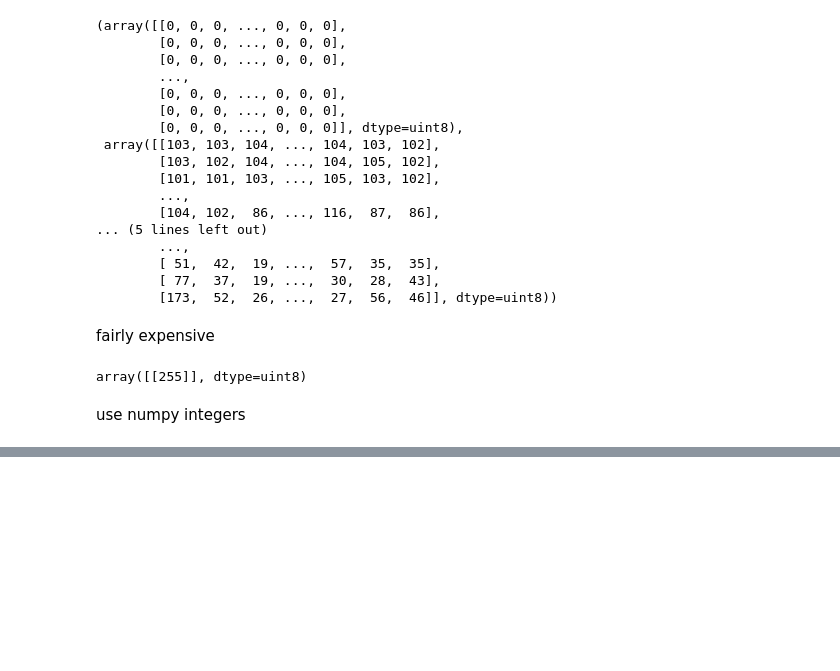
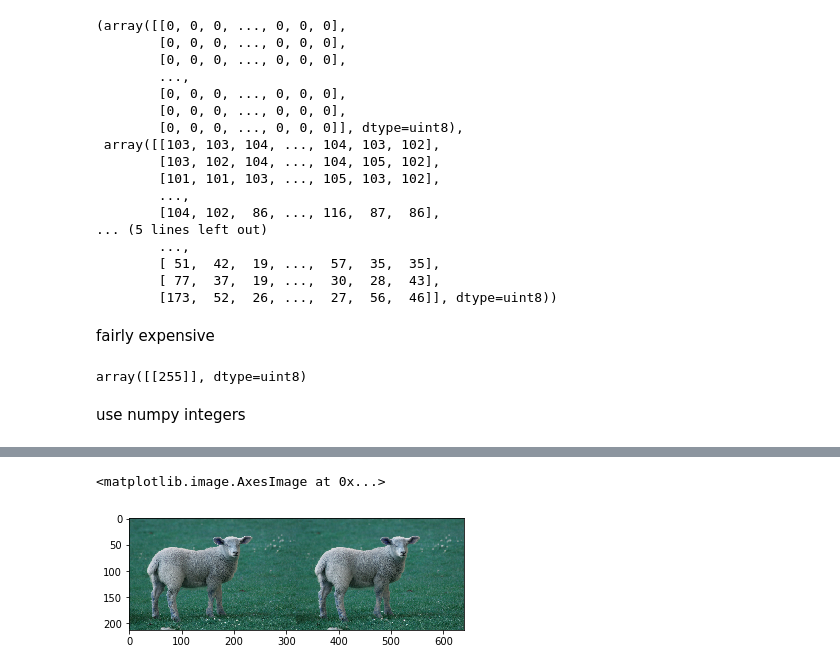
Before and after one commit to Sarsoo/computer-vision, a Jupyter notebook: opencv.ipynb, the cells around one changed output, grey strips where cells are left out. Saved outputs shown, nothing was run; the diff lists cells and outputs as text; code cells hidden in the pictures; blank space fills up the shorter version.

```diff
--- a/opencv.ipynb
+++ b/opencv.ipynb
@@ -80,0 +87,7 @@ grayscale = cv2.cvtColor(img, cv2.COLOR_BGR2GRAY)
+# %%
+img = cv2.imread('sheep.png')
+x = np.concatenate((img, img), axis=1)
+plt.imshow(x)
+# %% [output]
+<matplotlib.image.AxesImage at 0x...>
+[figure, added]
```
Also changed, not shown: parts of 5 cells of this notebook, 4 other files.
